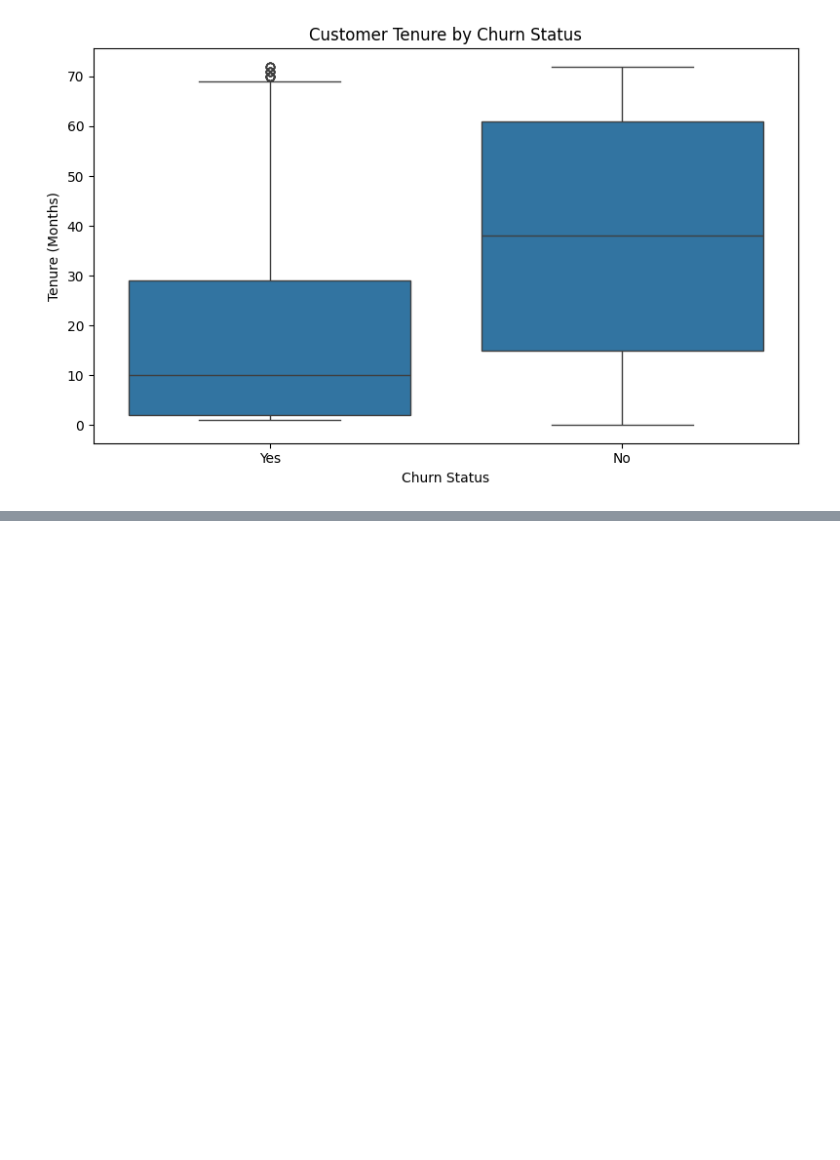
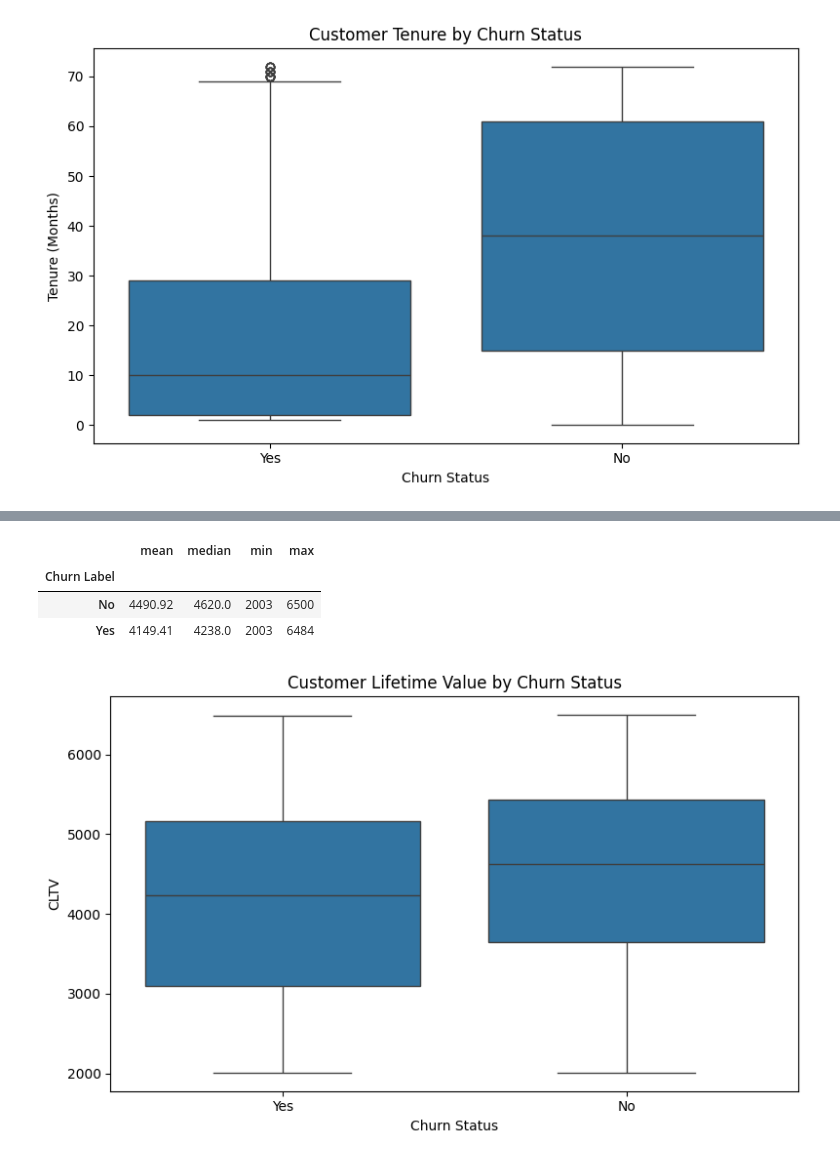
Before and after one commit to AchalaSharma/churn-prediction-project, a Jupyter notebook: notebooks/01_Data_Understanding_and_Initial_EDA.ipynb, the cells around one changed output, grey strips where cells are left out. Cells and saved outputs as stored; diff of their text form; code cells hidden in the pictures; blank space fills up the shorter version.

```diff
--- a/notebooks/01_Data_Understanding_and_Initial_EDA.ipynb
+++ b/notebooks/01_Data_Understanding_and_Initial_EDA.ipynb
@@ -270,0 +350,30 @@ plt.show()
+# %%
+# Compare Customer Lifetime Value (CLTV) between churned and non-churned customers
+
+df.groupby('Churn Label')['CLTV'].agg(
+    ['mean', 'median', 'min', 'max']
+).round(2)
+# %% [output]
+|  | mean | median | min | max |
+| Churn Label |  |  |  |  |
+| No | 4490.92 | 4620.0 | 2003 | 6500 |
+| Yes | 4149.41 | 4238.0 | 2003 | 6484 |
+# %%
+# Distribution of CLTV by churn status
+
+plt.figure(figsize=(8, 5))
+
+sns.boxplot(
+    data=df,
+    x='Churn Label',
+    y='CLTV'
+)
+
+plt.title('Customer Lifetime Value by Churn Status')
+plt.xlabel('Churn Status')
+plt.ylabel('CLTV')
+
+plt.tight_layout()
+plt.show()
+# %% [output]
+[figure, added]
```
Also changed, not shown: parts of 7 cells of this notebook.
